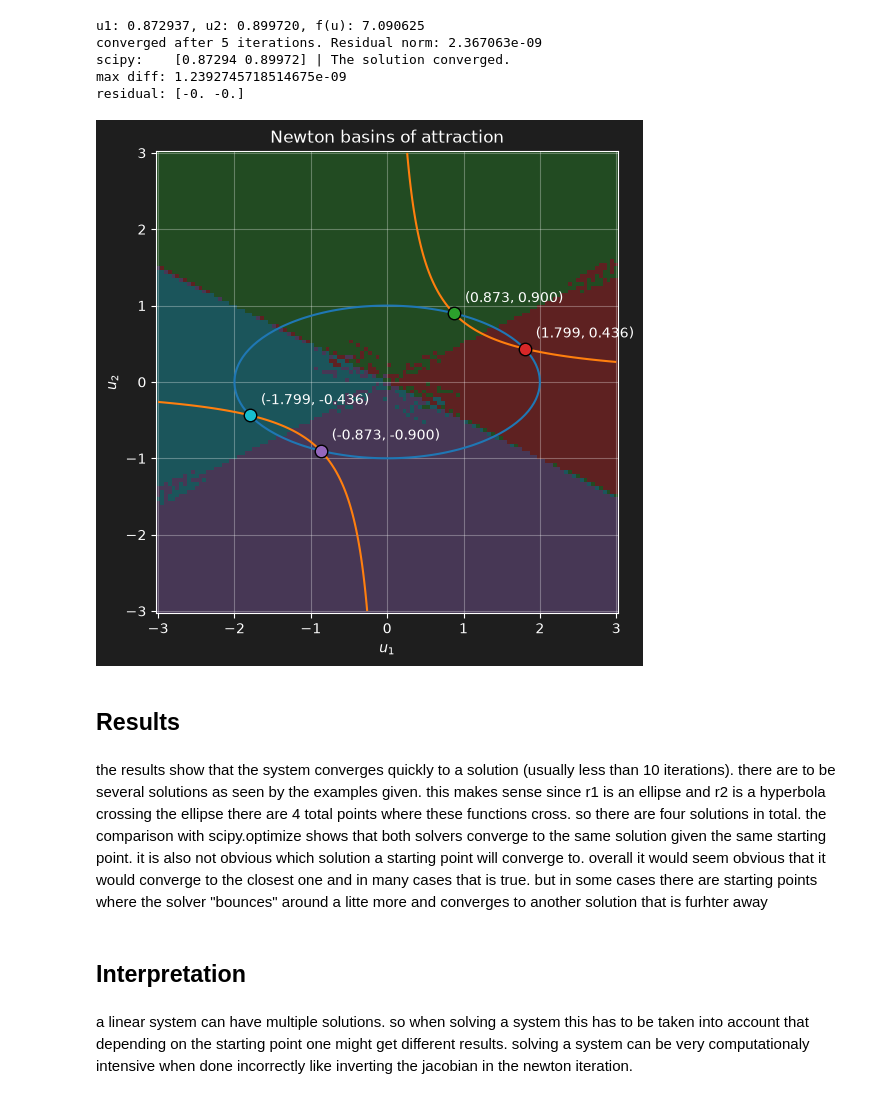
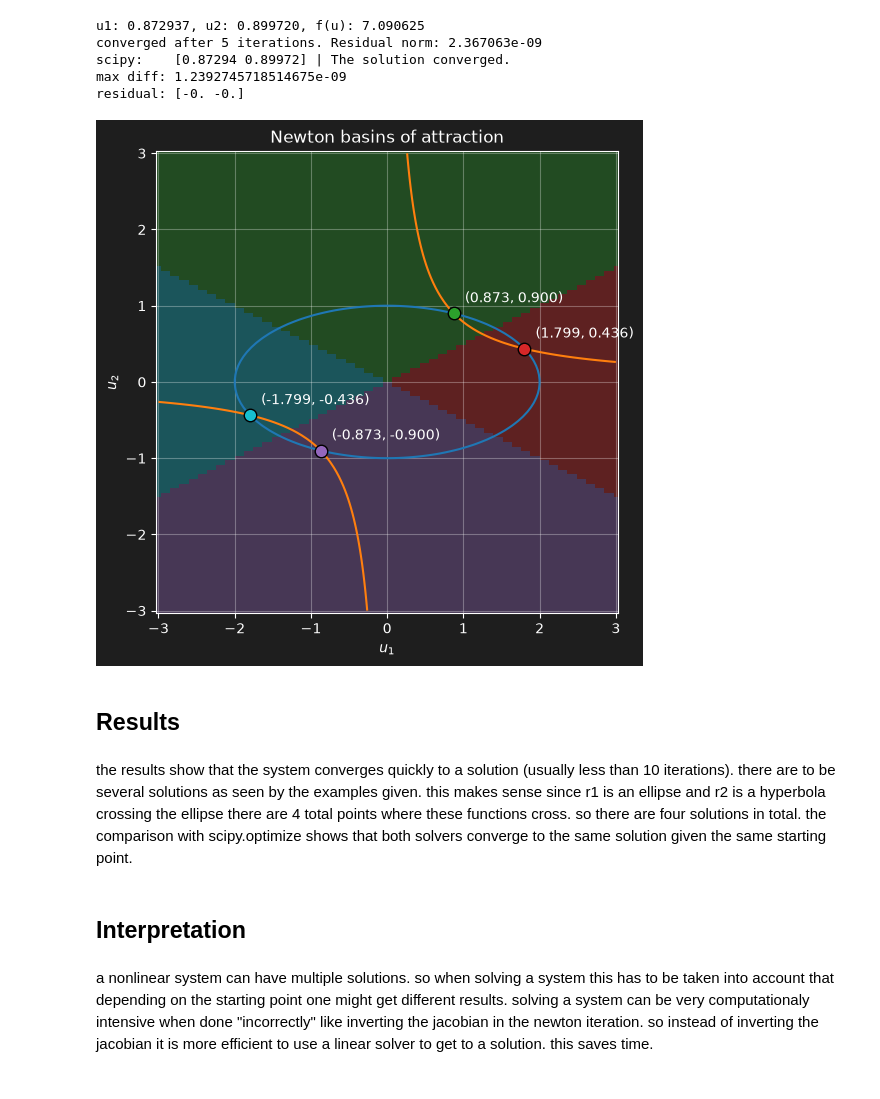
Before and after one commit to S0mar/MDO_Learn, a Jupyter notebook: solutions/ch03/prob3_3.ipynb, the cells around one changed output. Drawn from its saved outputs; the diff is of its cells as text; code cells hidden in the pictures.

```diff
--- a/solutions/ch03/prob3_3.ipynb
+++ b/solutions/ch03/prob3_3.ipynb
@@ -147,54 +147,62 @@ residual: [-0. -0.]
 # %%
 #which starting point converges to which solution?
 
-def scipy_quiet(u0):
-    sol = optimize.root(residuals, u0, jac=jacobian, method="hybr", tol=1e-9)
-    return sol.x, sol.success
+def newton_quiet(u0, max_iter=50, tol=1e-7):
+    u = np.array(u0, dtype=float)
+    for _ in range(max_iter):
+        try:
+            du = np.linalg.solve(jacobian(u), -residuals(u))
+        except np.linalg.LinAlgError:   # singular Jacobian (u1 = ±2 u2)
+            return u, False
+        if np.linalg.norm(du) < tol:
+            return u, True
+        u = u + du
+    return u, False
 
 # the four solutions as before
 roots = np.array([u1, u2, u3, u4])
 
 # classify each grid point by the root it converges to (-1 = no convergence)
-n = 120
+n = 100
 g1, g2 = np.meshgrid(np.linspace(-3, 3, n), np.linspace(-3, 3, n))
 basin = np.full(g1.shape, -1)
 for idx in np.ndindex(g1.shape):
-    u_end, ok = scipy_quiet((g1[idx], g2[idx]))
+    u_end, ok = newton_quiet((g1[idx], g2[idx]))
     if ok:
         basin[idx] = np.argmin(np.linalg.norm(roots - u_end, axis=1))
 
 # plot
 from matplotlib.colors import ListedColormap
 colors = ["tab:red", "tab:green", "tab:purple", "tab:cyan"][: len(roots)]
 cmap = ListedColormap(["gray"] + colors)
 
 fig, ax = plt.subplots(figsize=(6, 6))
 ax.pcolormesh(g1, g2, basin, cmap=cmap, vmin=-1, vmax=len(roots) - 1, alpha=0.35, shading="auto")
 
 # same residual curves as the earlier plot
 R = residuals([g1, g2])
 ax.contour(g1, g2, R[0], levels=[0], colors="tab:blue")
 ax.contour(g1, g2, R[1], levels=[0], colors="tab:orange")
 
 for k, ru in enumerate(roots):
     ax.plot(*ru, "o", color=colors[k], mec="k", ms=9)
     ax.annotate(f"({ru[0]:.3f}, {ru[1]:.3f})", ru, textcoords="offset points", xytext=(8, 8))
 
 ax.set_xlabel("$u_1$")
 ax.set_ylabel("$u_2$")
 ax.set_aspect("equal")
 ax.grid(alpha=0.3)
 ax.set_title("Newton basins of attraction")
 fig.patch.set_facecolor("#1e1e1e")
 ax.set_facecolor("#1e1e1e")
 plt.show()
 # %% [output]
-[figure, old version]
+[figure, new version]
 # %% [markdown]
 ## Results
 # %% [markdown]
-the results show that the system converges quickly to a solution (usually less than 10 iterations). there are to be several solutions as seen by the examples given. this makes sense since r1 is an ellipse and r2 is a hyperbola crossing the ellipse there are 4 total points where these functions cross. so there are four solutions in total. the comparison with scipy.optimize shows that both solvers converge to the same solution given the same starting point. it is also not obvious which solution a starting point will converge to. overall it would seem obvious that it would converge to the closest one and in many cases that is true. but in some cases there are starting points where the solver "bounces" around a litte more and converges to another solution that is furhter away
+the results show that the system converges quickly to a solution (usually less than 10 iterations). there are to be several solutions as seen by the examples given. this makes sense since r1 is an ellipse and r2 is a hyperbola crossing the ellipse there are 4 total points where these functions cross. so there are four solutions in total. the comparison with scipy.optimize shows that both solvers converge to the same solution given the same starting point.
 # %% [markdown]
 ## Interpretation
 # %% [markdown]
-a linear system can have multiple solutions. so when solving a system this has to be taken into account that depending on the starting point one might get different results. solving a system can be very computationaly intensive when done incorrectly like inverting the jacobian in the newton iteration.
+a nonlinear system can have multiple solutions. so when solving a system this has to be taken into account that depending on the starting point one might get different results. solving a system can be very computationaly intensive when done "incorrectly" like inverting the jacobian in the newton iteration. so instead of inverting the jacobian it is more efficient to use a linear solver to get to a solution. this saves time.
```
Also changed, not shown: parts of 1 cell of this notebook.
